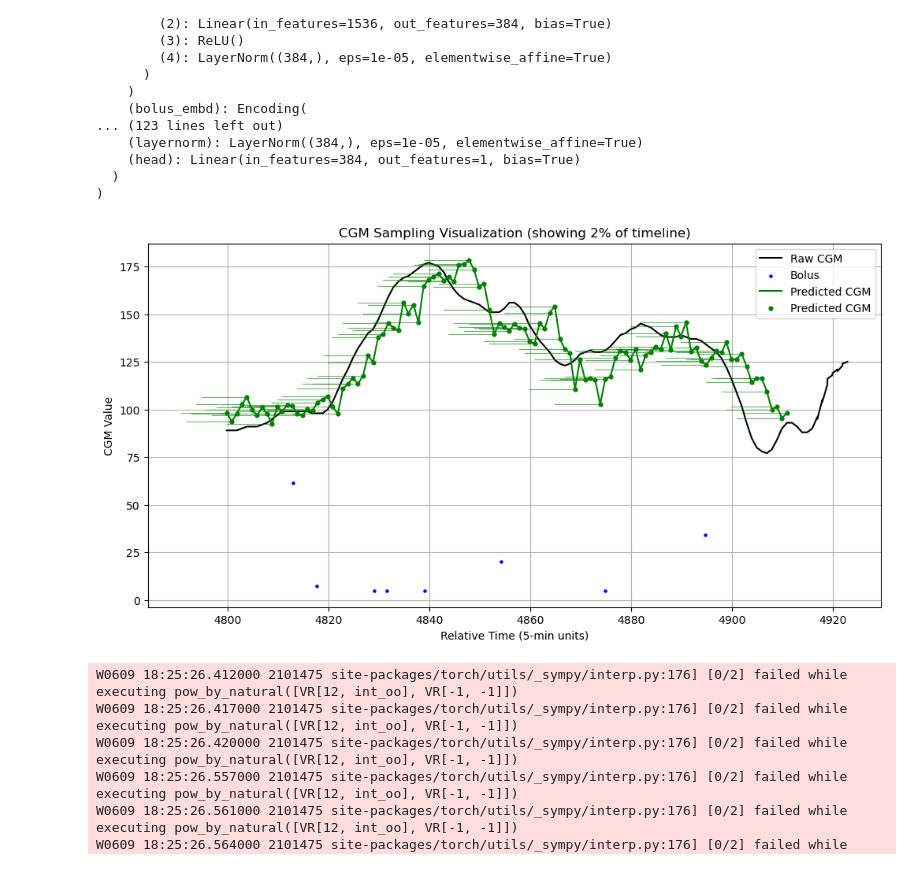
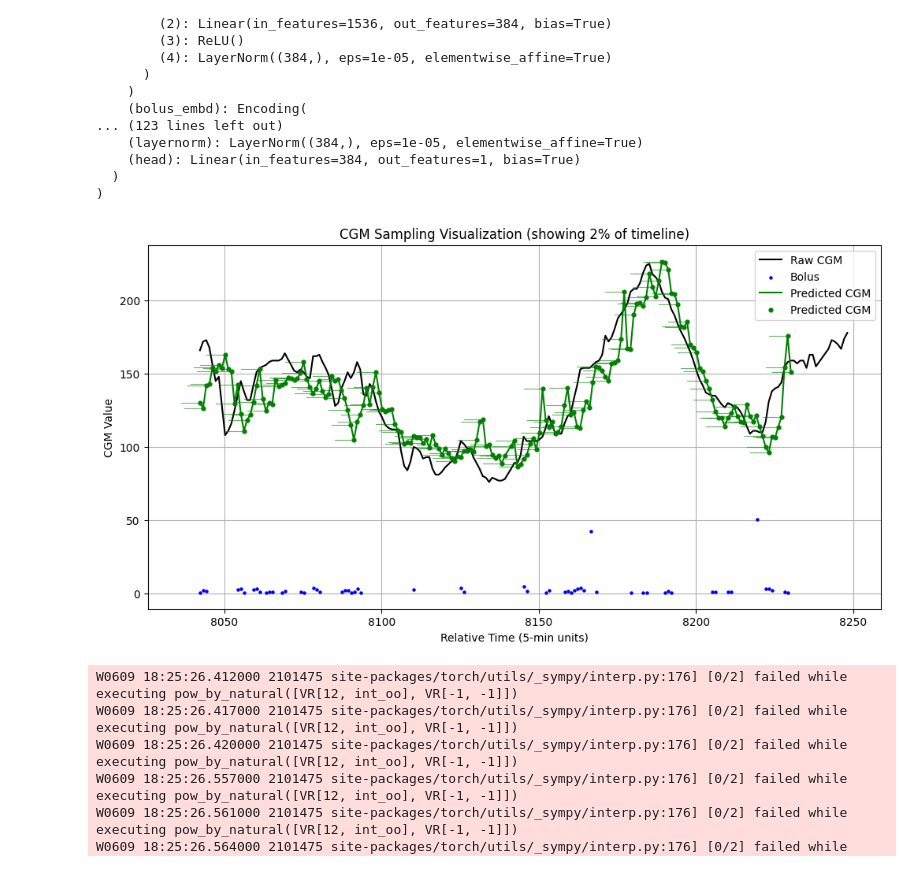
Before and after one commit to Moragoh/CGM-Transformer, a Jupyter notebook: run.ipynb, the cells around one changed output. Saved outputs shown, nothing was run; the diff lists cells and outputs as text; code cells hidden in the pictures.

```diff
--- a/run.ipynb
+++ b/run.ipynb
@@ -23,7 +23,13 @@ from dataset import CGMDataset
 from model import CGMPredictor
 torch._dynamo.config.suppress_errors = True
 # %%
-dataset = CGMDataset(file="./Datasets", max_len=512 * 10, split="val", augment=False, max_deviation = 99999, max_range = 1.2)
+dataset = CGMDataset(
+    file="./Datasets/Test",
+    max_len=512 * 16,
+    augment=False,
+    max_range = 1.5,
+    max_gap = 180,
+    min_gap = 2)
 # %%
 
 
@@ -94,7 +100,7 @@ def plot_sample(dataset, time_fraction=1.0):
     plt.grid(True)
     plt.show()
 # %%
-device = 'cpu'
+device = 'cuda'
 model = CGMPredictor(
     n_embd=8*48,
     n_head=8,
@@ -130,8 +136,7 @@ sample['pred_time'] = torch.tensor([9]*len(sample['target_time']))
 sample['target_time'], indices = torch.sort(sample['target_time'])
 # %%
-
-model.load_state_dict(torch.load(f'./model_iter_19000.pth', map_location=torch.device(device)))
+model.load_state_dict(torch.load(f'./Pretrained/model_iter_23000.pth', map_location=torch.device(device)))
 plot_sample(dataset, time_fraction=0.025)
 # %% [output]
-[figure, old version]
+[figure, new version]
 # %%
```
Also changed, not shown: parts of 2 cells of this notebook, 3 other files.
